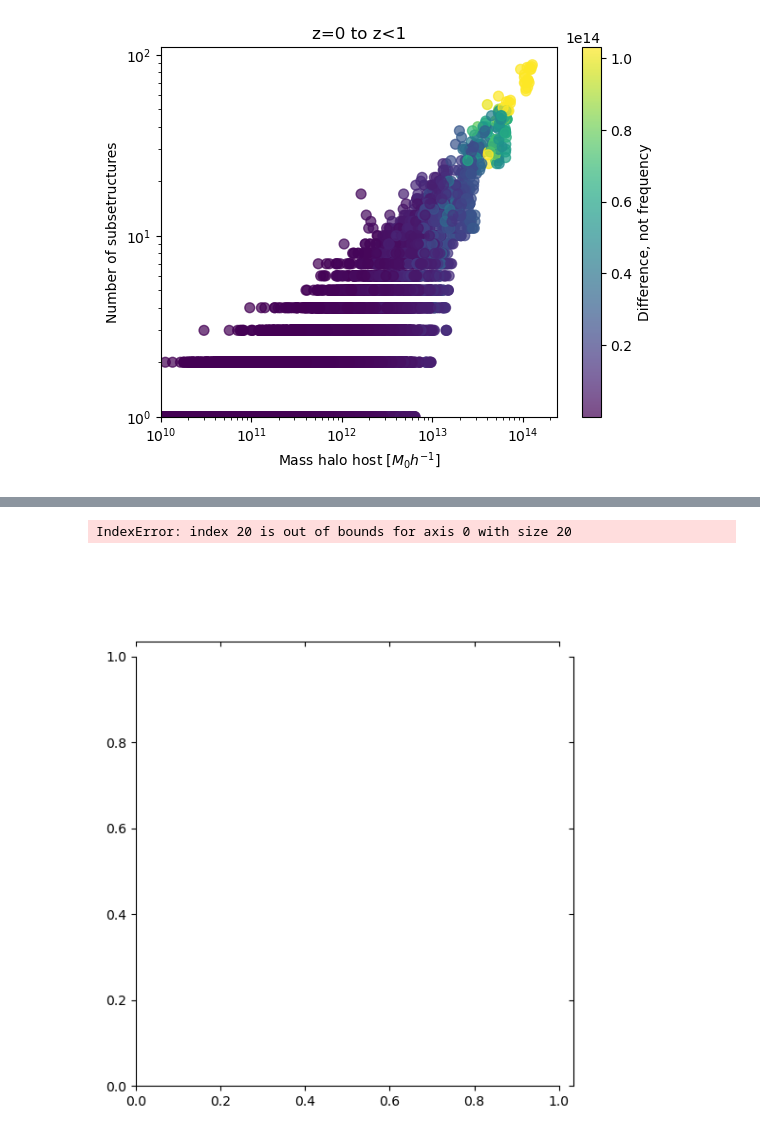
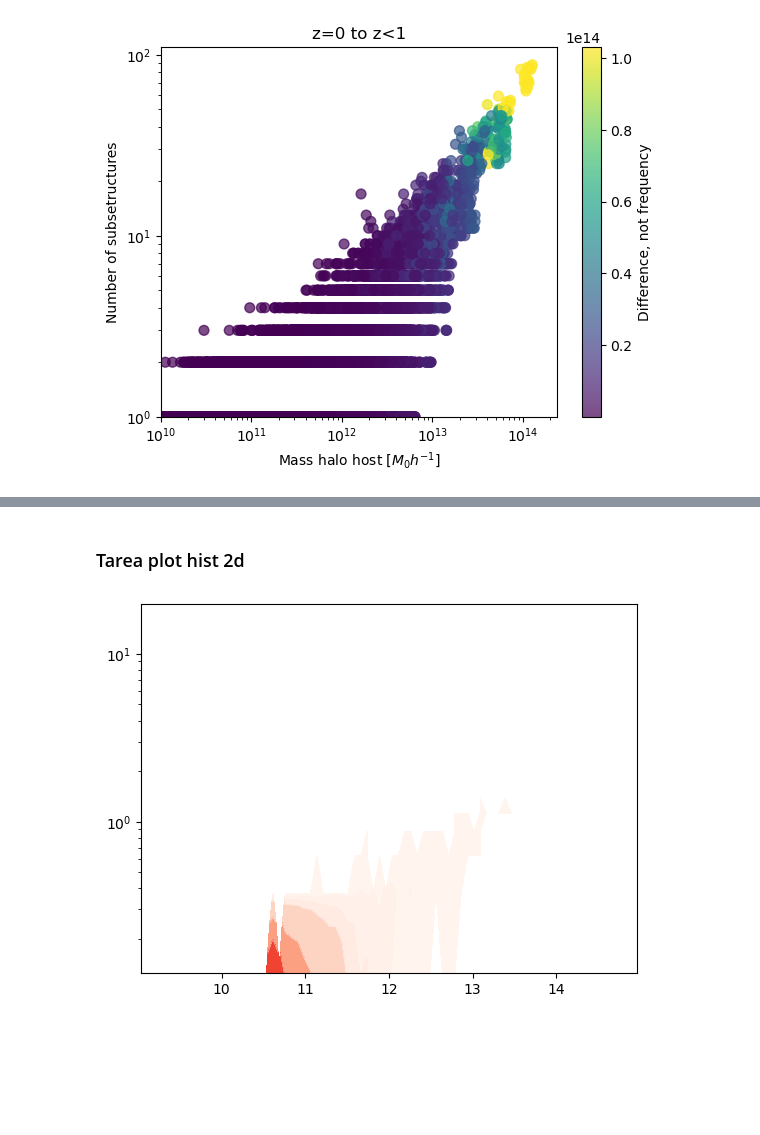
Before and after one commit to fjbautistas/Taller, a Jupyter notebook: Pruebas.ipynb, the cells around one changed output, grey strips where cells are left out. Drawn from its saved outputs; the diff is of its cells as text; code cells hidden in the pictures; blank space fills up the shorter version.

Commit message:
plot2d

```diff
--- a/Pruebas.ipynb
+++ b/Pruebas.ipynb
@@ -145,27 +119,2 @@ AttributeError: module 'seaborn' has no attribute 'kde'
-# %%
-import seaborn as sns
-import matplotlib.pyplot as plt
-import numpy as np
-
-# Supongamos que tienes dos arrays x e y con tus datos
-x = j[:,3]
-y = j[:,2]
-
-data = {'x': x, 'y': y}
-
-# Calcula la densidad de puntos
-heatmap, xedges, yedges = np.histogram2d(np.log(x), np.log(y), bins=20)
-densidad = heatmap.T  # Transpone la matriz para que coincida con las coordenadas
-
-g = sns.jointplot(data=data,
-                  x=np.log(x), y=np.log(y),
-                  kind='hex', gridsize=10, cmap='viridis', C=densidad)
-
-plt.xlabel(r'Mass halo host [$M_{0}h^{-1}$]')
-plt.ylabel("Number of subsetructures")
-plt.title('z=0 to z<1')
-
-plt.show()
-# %% [output]
-IndexError: index 20 is out of bounds for axis 0 with size 20
-[figure, removed]
+# %% [markdown]
+### Tarea plot hist 2d
@@ -171,0 +127,43 @@ IndexError: index 20 is out of bounds for axis 0 with size 20
+# %%
+#limites del histograma
+xr = [9,15]; yr = [0, 20]
+# Solo considera valores positivos
+nz = (ejeX>0)&(ejeY>0)
+# %%
+#se define el histograma 2D
+H, xedges, yedges = np.histogram2d(np.log10(ejeX[nz]),
+                                   np.log10(ejeY[nz]),
+                                   range=[xr,yr],
+                                   bins=80)
+
+#enmascara el histograma (centra cada bin)
+H = np.ma.masked_where(H<=0, H)
+x = (xedges[1:]+xedges[:-1])/2
+y = (yedges[1:]+yedges[:-1])/2
+# %%
+fig, ax = plt.subplots(1,1)
+
+X,Y = np.meshgrid(x,y)
+hist2D = H.T/(xedges[1]-xedges[0])/(yedges[1]-yedges[0])
+
+
+levels = np.array([0.001, 0.02, 0.05, 0.1, 0.3, 0.5, 0.95, 0.997])
+ticks = levels*hist2D.max()
+
+
+#if not levels:
+#    levels = ContourLevels
+#ticks = levels*hist2D.max()
+
+# filled areas:
+cs = ax.contourf(X, Y, hist2D, ticks, cmap=cm.Reds, zorder=1,
+                 norm=colors.Normalize(vmin=0.0001*hist2D.max(),
+                                       vmax=1.2*hist2D.max()))
+# white lines:
+cs = ax.contour(X, Y, hist2D, ticks, colors='white',
+                linewidths=0.3, zorder=1,
+                norm=colors.Normalize(vmin=0.0001*hist2D.max(),
+                                      vmax=1.2*hist2D.max()))
+plt.yscale('log')
+# %% [output]
+[figure, added]
```
Also changed, not shown: parts of 5 cells of this notebook.
